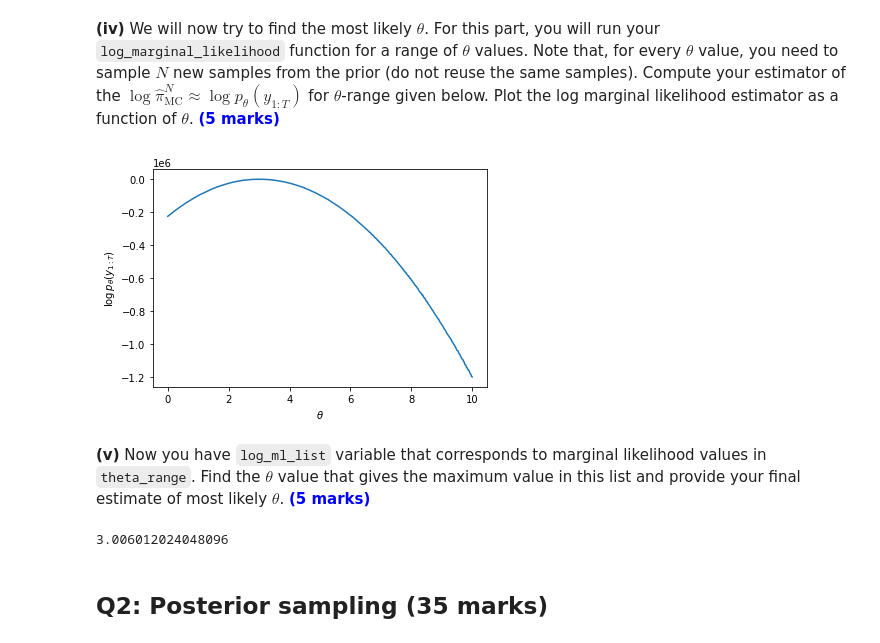
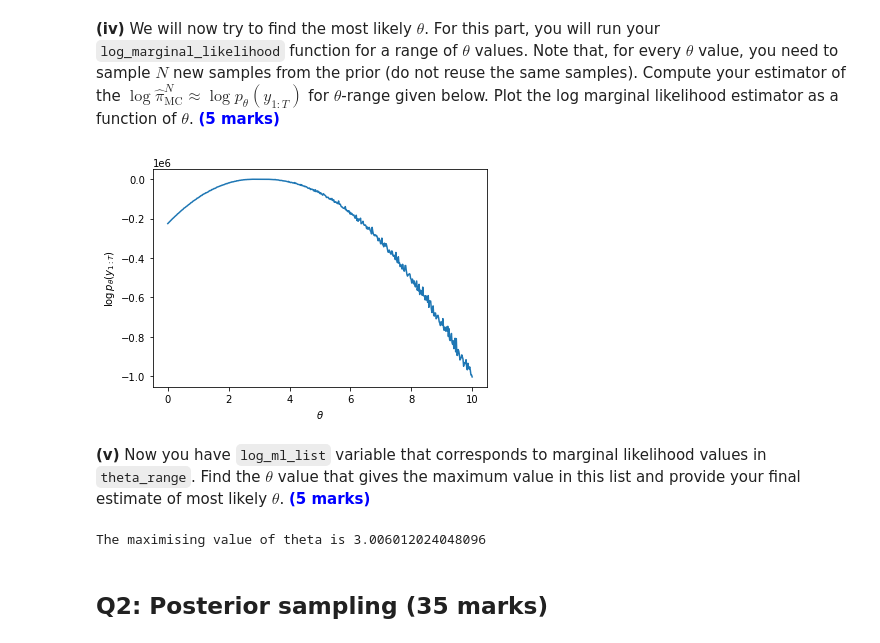
Before and after one commit to l-khali/stochastic_simulation, a Jupyter notebook: coursework/Stochastic Simulation Coursework 2023(1).ipynb, the cells around one changed output. Saved outputs shown, nothing was run; the diff lists cells and outputs as text; code cells hidden in the pictures.

```diff
--- a/coursework/Stochastic Simulation Coursework 2023(1).ipynb
+++ b/coursework/Stochastic Simulation Coursework 2023(1).ipynb
@@ -115,33 +113,33 @@ print(log_marginal_likelihood(y, 2, np.array([-1, 1]), 0.5))
 # %%
 sig = 0.05
 sig_prior = 0.01
 mu_prior = 5.0
 
 N = 1000
 
 theta_range = np.linspace(0, 10, 500)
 log_ml_list = np.array([]) # you can use np.append to add elements to this array
 
 # fill in your code here
 for theta in theta_range:
-    log_ml_list = np.append(log_ml_list,log_marginal_likelihood(y, theta, np.random.normal(mu_prior,sig_prior,N), sig))
+    log_ml_list = np.append(log_ml_list,log_marginal_likelihood(y, theta, np.random.normal(mu_prior,np.sqrt(sig_prior),N), sig))
 
 # uncomment and plot your results (do not remove)
 plt.plot(theta_range, log_ml_list)
 plt.xlabel(r'$\theta$')
 plt.ylabel(r'$\log p_\theta(y_{1:T})$')
 plt.show()
 # %% [output]
-[figure, old version]
+[figure, new version]
 # %% [markdown]
 **(v)** Now you have `log_ml_list` variable that corresponds to marginal likelihood values in `theta_range`. Find the $\theta$ value that gives the maximum value in this list and provide your final estimate of most likely $\theta$. **<span style="color:blue">(5 marks)</span>**
 # %%
 # You code goes here
 theta_est = theta_range[np.argmax(log_ml_list)]
 # print your theta estimate, e.g.:
-print(theta_est)
+print(f"The maximising value of theta is {theta_est}")
 # %% [output]
-3.006012024048096
+The maximising value of theta is 3.006012024048096
 # %% [markdown]
 ## Q2: Posterior sampling (35 marks)
 # %% [markdown]
```
Also changed, not shown: parts of 10 cells of this notebook, 1 other file.
